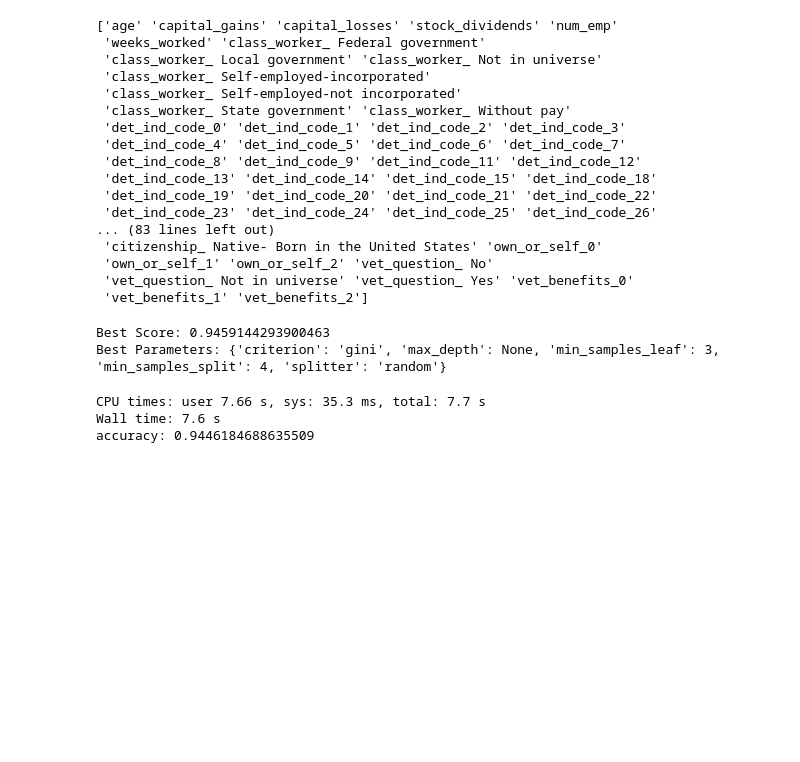
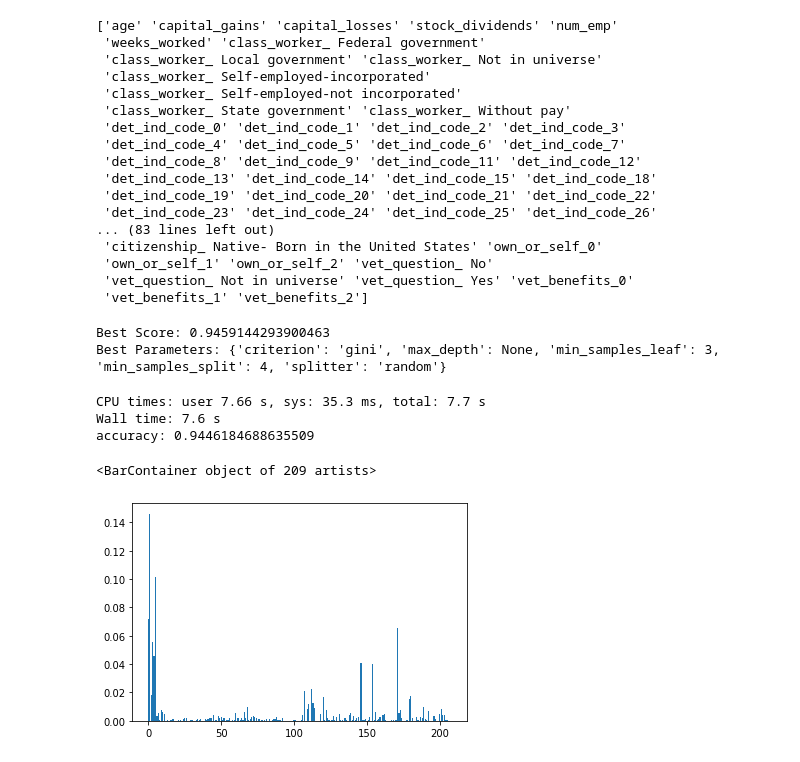
Before and after one commit to mcgrupp2/DS7331_termProject, a Jupyter notebook: work in progress copies/Model Running - AV.ipynb, the cells around one changed output. Saved outputs shown, nothing was run; the diff lists cells and outputs as text; code cells hidden in the pictures; blank space fills up the shorter version.

```diff
--- a/work in progress copies/Model Running - AV.ipynb
+++ b/work in progress copies/Model Running - AV.ipynb
@@ -284,3 +284,12 @@ print ('accuracy:', mt.accuracy_score(y_test,yhat))
 CPU times: user 7.66 s, sys: 35.3 ms, total: 7.7 s
 Wall time: 7.6 s
 accuracy: 0.9446184688635509
+# %%
+#Feature importance graph
+imp = dt_clf.feature_importances_
+
+#Plt
+plt.bar(range(len(imp)), imp)
+# %% [output]
+<BarContainer object of 209 artists>
+[figure, added]
```
